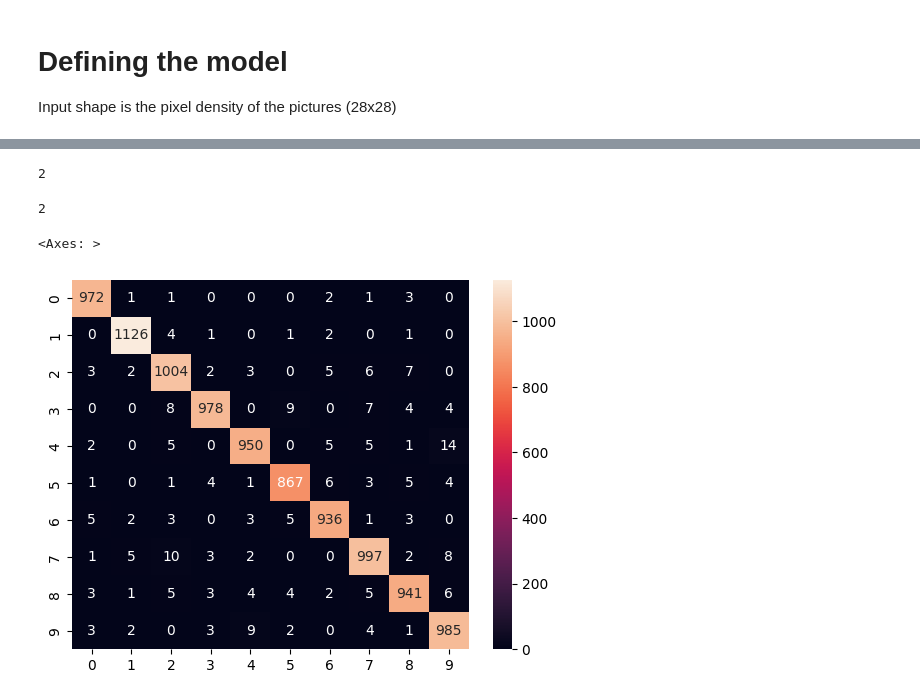
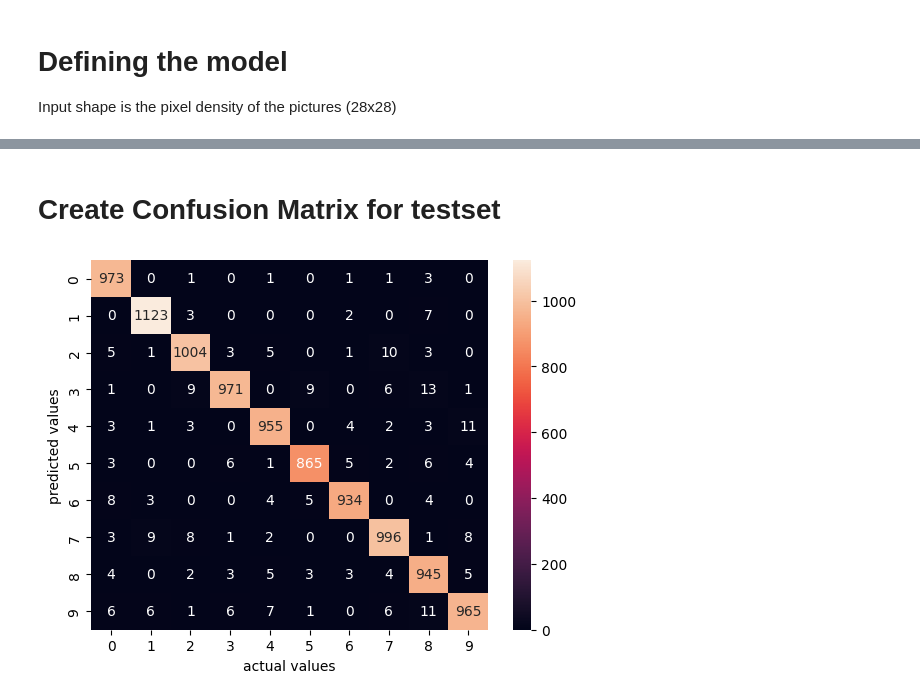
Before and after one commit to R4vante/School, a Jupyter notebook: Statistical_Learning/Machine_learning/Deep_learning/Classification/Hand_number.ipynb, the cells around one changed output, grey strips where cells are left out. Drawn from its saved outputs; the diff is of its cells as text; code cells hidden in the pictures.

```diff
--- a/Statistical_Learning/Machine_learning/Deep_learning/Classification/Hand_number.ipynb
+++ b/Statistical_Learning/Machine_learning/Deep_learning/Classification/Hand_number.ipynb
@@ -60,12 +123,16 @@ Input shape is the pixel density of the pictures (28x28)
 # %%
 model = keras.Sequential([
     layers.Flatten(input_shape=(X_train.shape[1], X_train.shape[2])),
-    layers.BatchNormalization(),
-    layers.Dense(512, activation = 'relu'),
     layers.Dropout(0.3),
-    layers.BatchNormalization(),
-    layers.Dense(512, activation='relu'),
+    layers.Dense(512, activation = 'gelu'),
     layers.Dropout(0.3),
-    layers.BatchNormalization(),
+    layers.Dense(512, activation='gelu'),
+    layers.Dropout(0.3),
+    layers.Dense(512, activation = 'gelu'),
+    layers.Dropout(0.3),
+    layers.Dense(512, activation='gelu'),
+    layers.Dropout(0.3),
+    layers.Dense(512, activation = 'gelu'),
+    layers.Dropout(0.3),
     layers.Dense(10, activation= 'sigmoid')
 ])
@@ -79,5 +156,5 @@ early_stopping = keras.callbacks.EarlyStopping(
 model.compile(
     optimizer = 'adam',
     loss = 'sparse_categorical_crossentropy',
-    metrics = ['accuracy']
+    metrics = ['accuracy', 'RootMeanSquaredError']
 )
@@ -86,7 +167,7 @@ history = model.fit(
     X_train,
     y_train,
     epochs=200,
-    batch_size=1000,
+    batch_size=2000,
     validation_data = (X_valid, y_valid),
     callbacks=[early_stopping])
 # %% [output]
@@ -124,15 +207,11 @@ y_pred = [np.argmax(i) for i in y_pred]
-# %%
-y_pred[1]
-# %% [output]
-2
-# %%
-y_test[1]
-# %% [output]
-2
+# %% [markdown]
+# Create Confusion Matrix for testset
 # %%
 cm = tf.math.confusion_matrix(labels = y_test, predictions=y_pred)
 
 sns.heatmap(cm, annot=True, fmt='d')
+plt.xlabel('actual values')
+plt.ylabel('predicted values')
+plt.show()
 # %% [output]
-<Axes: >
-[figure, old version]
+[figure, new version]
```
Also changed, not shown: parts of 19 cells of this notebook, 1 other file.
